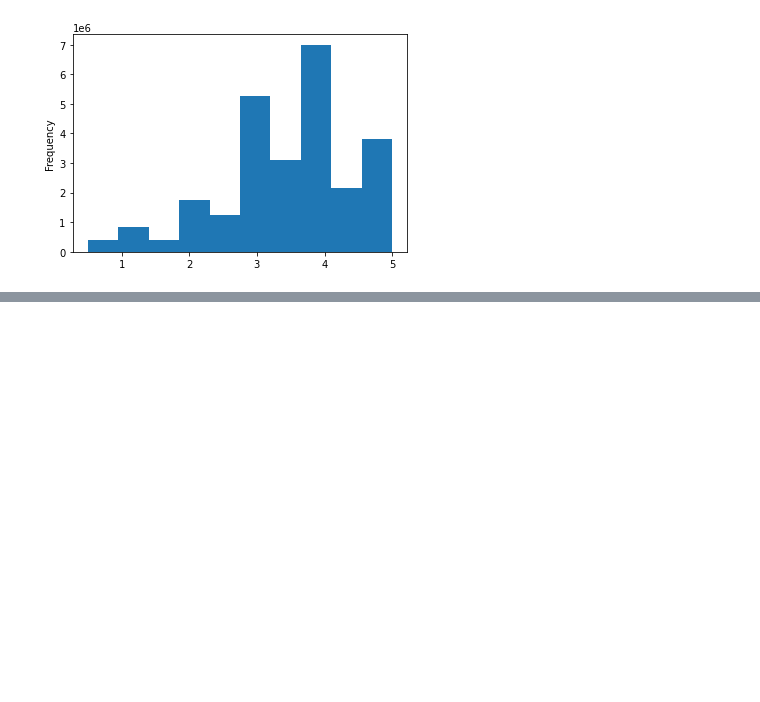
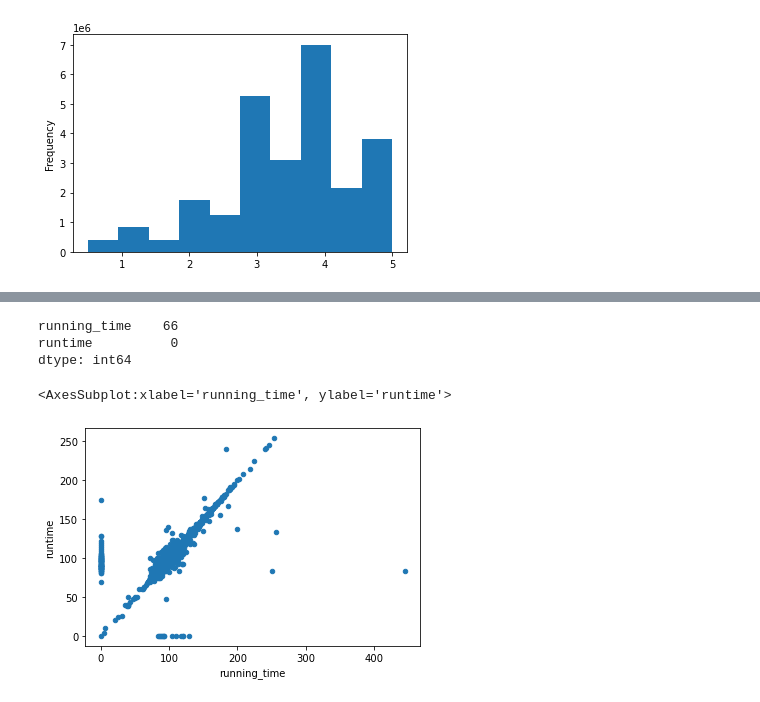
Before and after one commit to jin6621/Movies-ETL, a Jupyter notebook: module.ipynb, the cells around one changed output, grey strips where cells are left out. Saved outputs shown, nothing was run; the diff lists cells and outputs as text; code cells hidden in the pictures; blank space fills up the shorter version.

```diff
--- a/module.ipynb
+++ b/module.ipynb
@@ -1009,0 +970,2 @@ Name: rating, dtype: float64
+# %%
+movies_df = wiki_movies_df.merge(kaggle_metadata, on = "imdb_id", how = "inner", suffixes=['_wiki', '_kaggle'])
@@ -1009,0 +1118,14 @@ Name: rating, dtype: float64
+# %%
+movies_df[['running_time','runtime']].isnull().sum()
+# %% [output]
+running_time    66
+runtime          0
+dtype: int64
+# %%
+# Fill in the missing values with 0, and plot runtime vs running_time. Diagonol dots would indicate perfect match.
+# Seems like we have more missing values of x's than y's. Scatter plot shows running_time has more missing value than runtime.
+# running_time = Wiki.
+movies_df[['running_time','runtime']].fillna(0).plot(x ='running_time', y ='runtime', kind = "scatter")
+# %% [output]
+<AxesSubplot:xlabel='running_time', ylabel='runtime'>
+[figure, added]
```
Also changed, not shown: parts of 52 cells of this notebook.
